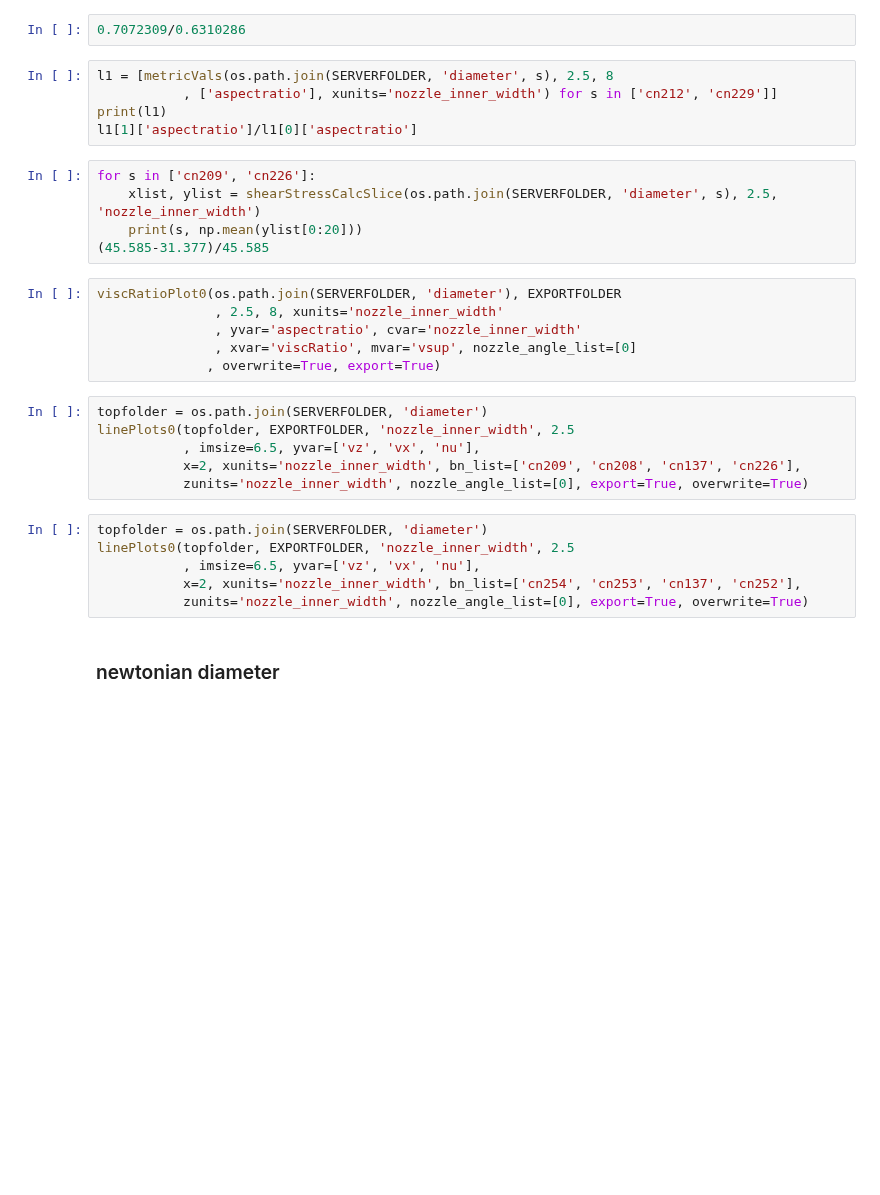
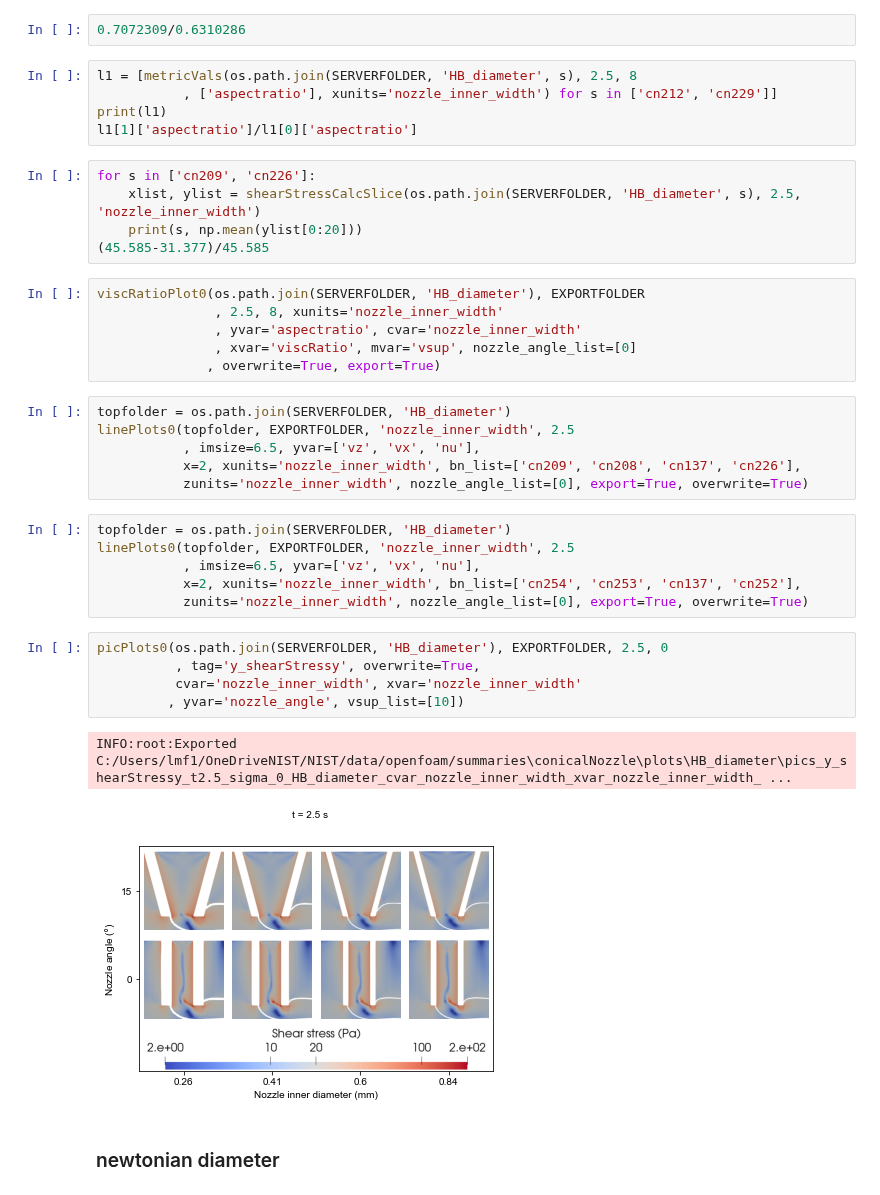
Before and after one commit to usnistgov/openfoamEmbedded3DP, a Jupyter notebook: jupyter_notebooks/interfacemetrics_conicalNozzle.ipynb, the cells around one changed output. Drawn from its saved outputs; the diff is of its cells as text; blank space fills up the shorter version.

```diff
--- a/jupyter_notebooks/interfacemetrics_conicalNozzle.ipynb
+++ b/jupyter_notebooks/interfacemetrics_conicalNozzle.ipynb
@@ -270,33 +288,41 @@ for na in [0,15]:
 # %%
 0.7072309/0.6310286
 # %%
-l1 = [metricVals(os.path.join(SERVERFOLDER, 'diameter', s), 2.5, 8
+l1 = [metricVals(os.path.join(SERVERFOLDER, 'HB_diameter', s), 2.5, 8
            , ['aspectratio'], xunits='nozzle_inner_width') for s in ['cn212', 'cn229']]
 print(l1)
 l1[1]['aspectratio']/l1[0]['aspectratio']
 # %%
 for s in ['cn209', 'cn226']:
-    xlist, ylist = shearStressCalcSlice(os.path.join(SERVERFOLDER, 'diameter', s), 2.5, 'nozzle_inner_width')
+    xlist, ylist = shearStressCalcSlice(os.path.join(SERVERFOLDER, 'HB_diameter', s), 2.5, 'nozzle_inner_width')
     print(s, np.mean(ylist[0:20]))
 (45.585-31.377)/45.585
 # %%
-viscRatioPlot0(os.path.join(SERVERFOLDER, 'diameter'), EXPORTFOLDER
+viscRatioPlot0(os.path.join(SERVERFOLDER, 'HB_diameter'), EXPORTFOLDER
                , 2.5, 8, xunits='nozzle_inner_width'
                , yvar='aspectratio', cvar='nozzle_inner_width'
                , xvar='viscRatio', mvar='vsup', nozzle_angle_list=[0]
               , overwrite=True, export=True)
 # %%
-topfolder = os.path.join(SERVERFOLDER, 'diameter')
+topfolder = os.path.join(SERVERFOLDER, 'HB_diameter')
 linePlots0(topfolder, EXPORTFOLDER, 'nozzle_inner_width', 2.5
            , imsize=6.5, yvar=['vz', 'vx', 'nu'],
            x=2, xunits='nozzle_inner_width', bn_list=['cn209', 'cn208', 'cn137', 'cn226'],
            zunits='nozzle_inner_width', nozzle_angle_list=[0], export=True, overwrite=True)
 # %%
-topfolder = os.path.join(SERVERFOLDER, 'diameter')
+topfolder = os.path.join(SERVERFOLDER, 'HB_diameter')
 linePlots0(topfolder, EXPORTFOLDER, 'nozzle_inner_width', 2.5
            , imsize=6.5, yvar=['vz', 'vx', 'nu'],
            x=2, xunits='nozzle_inner_width', bn_list=['cn254', 'cn253', 'cn137', 'cn252'],
            zunits='nozzle_inner_width', nozzle_angle_list=[0], export=True, overwrite=True)
+# %%
+picPlots0(os.path.join(SERVERFOLDER, 'HB_diameter'), EXPORTFOLDER, 2.5, 0
+          , tag='y_shearStressy', overwrite=True,
+          cvar='nozzle_inner_width', xvar='nozzle_inner_width'
+         , yvar='nozzle_angle', vsup_list=[10])
+# %% [output]
+INFO:root:Exported C:/Users/lmf1/OneDriveNIST/NIST/data/openfoam/summaries\conicalNozzle\plots\HB_diameter\pics_y_shearStressy_t2.5_sigma_0_HB_diameter_cvar_nozzle_inner_width_xvar_nozzle_inner_width_ ...
+[figure, added]
 # %% [markdown]
 ### newtonian diameter
 # %%
```
Also changed, not shown: parts of 44 cells of this notebook, 9 other files.
